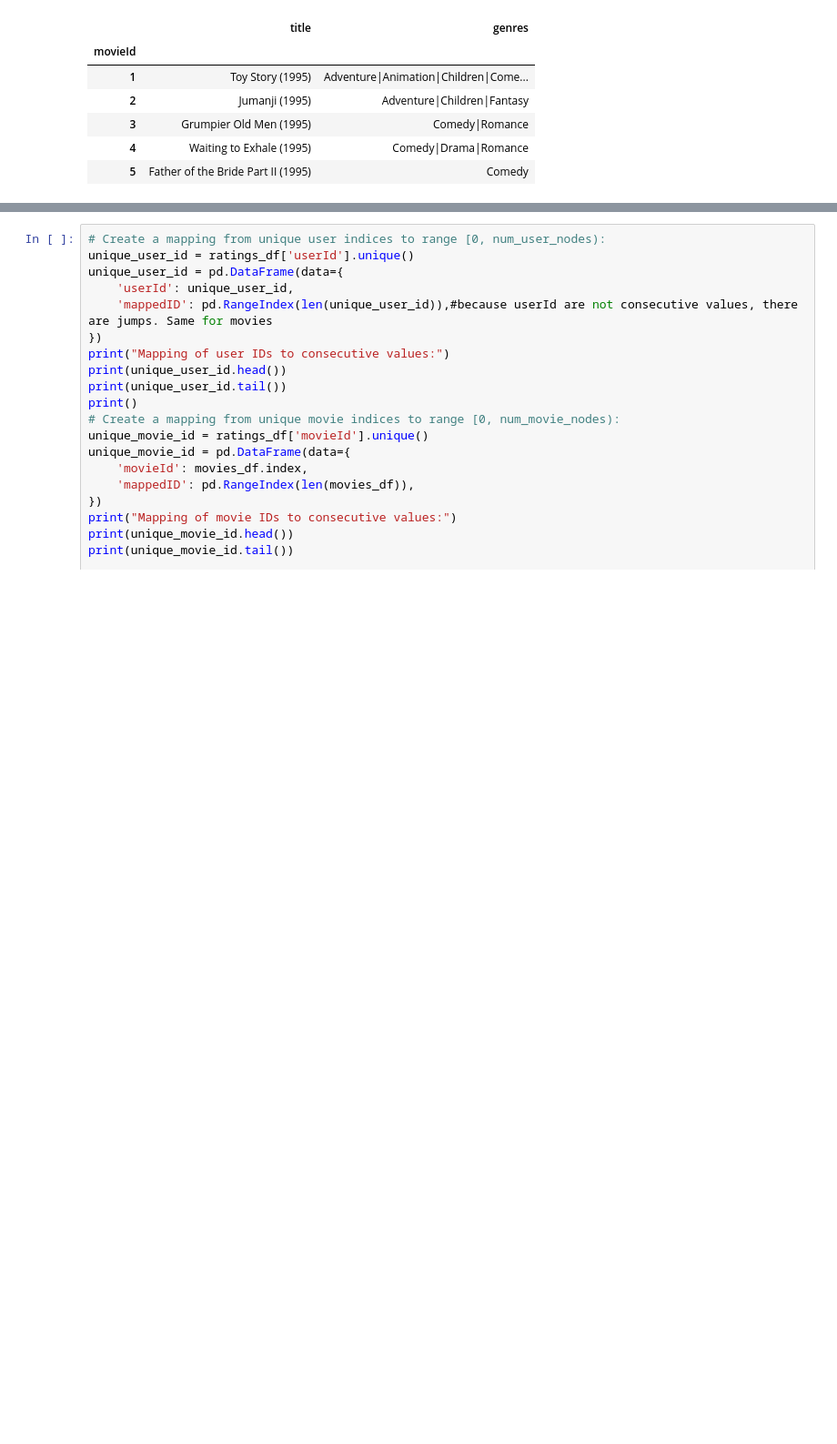
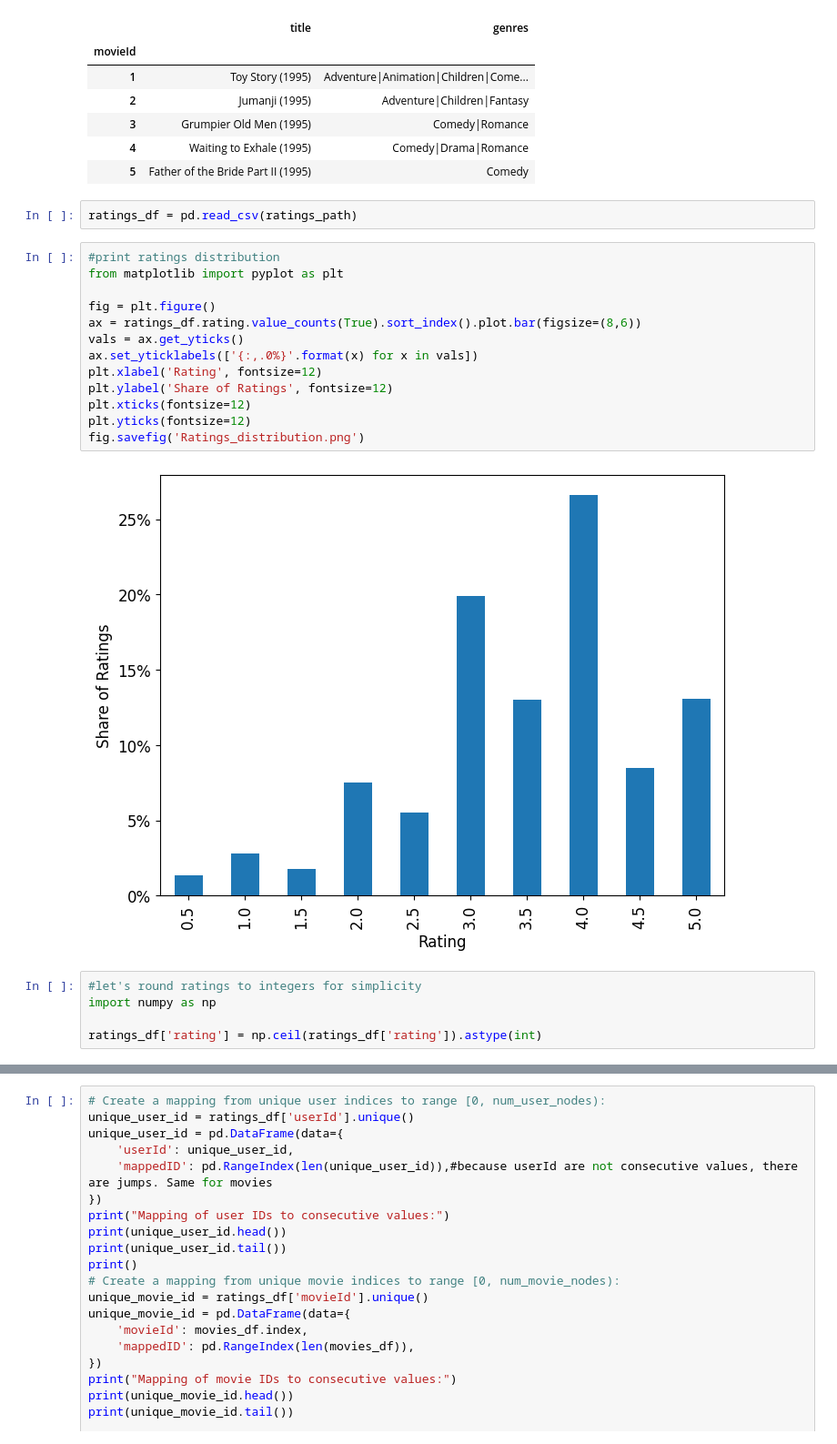
Before and after one commit to davideneffat/movie_recommendations, a Jupyter notebook: movielens.ipynb, the cells around one changed output, grey strips where cells are left out. Shown at 91% size. Cells and saved outputs as stored; diff of their text form; blank space fills up the shorter version.

```diff
--- a/movielens.ipynb
+++ b/movielens.ipynb
@@ -84,3 +84,25 @@ movies_df.head()
 | 3 | Grumpier Old Men (1995) | Comedy|Romance |
 | 4 | Waiting to Exhale (1995) | Comedy|Drama|Romance |
 | 5 | Father of the Bride Part II (1995) | Comedy |
+# %%
+ratings_df = pd.read_csv(ratings_path)
+# %%
+#print ratings distribution
+from matplotlib import pyplot as plt
+
+fig = plt.figure()
+ax = ratings_df.rating.value_counts(True).sort_index().plot.bar(figsize=(8,6))
+vals = ax.get_yticks()
+ax.set_yticklabels(['{:,.0%}'.format(x) for x in vals])
+plt.xlabel('Rating', fontsize=12)
+plt.ylabel('Share of Ratings', fontsize=12)
+plt.xticks(fontsize=12)
+plt.yticks(fontsize=12)
+fig.savefig('Ratings_distribution.png')
+# %% [output]
+[figure, added]
+# %%
+#let's round ratings to integers for simplicity
+import numpy as np
+
+ratings_df['rating'] = np.ceil(ratings_df['rating']).astype(int)
```
Also changed, not shown: parts of 12 cells of this notebook.
